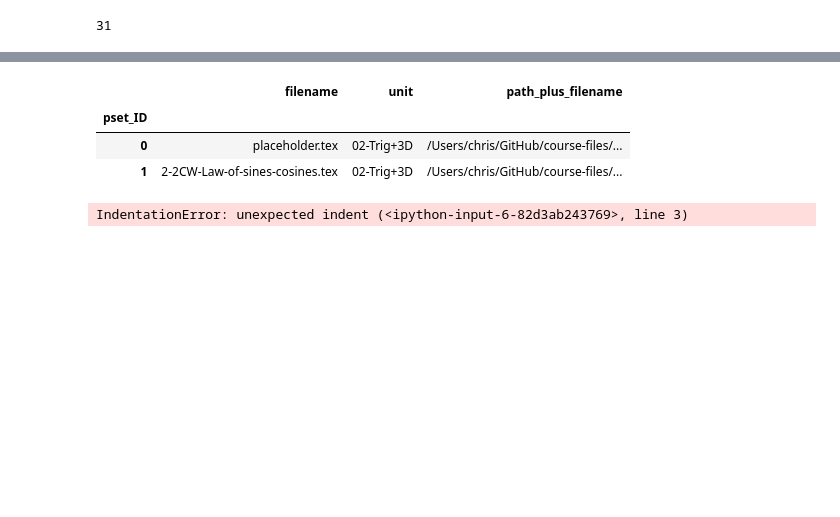
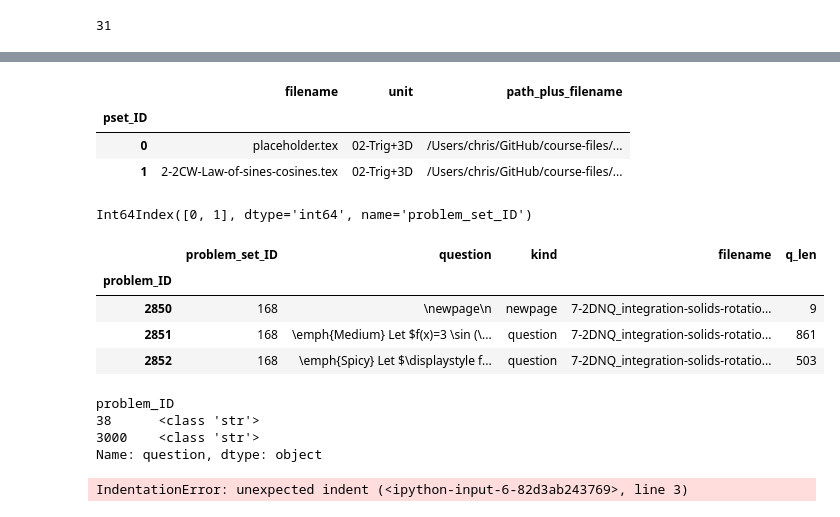
Before and after one commit to chrishuson/mathai, a Jupyter notebook: src/ibmath.ipynb, the cells around one changed output, grey strips where cells are left out. Drawn from its saved outputs; the diff is of its cells as text; code cells hidden in the pictures; blank space fills up the shorter version.

Commit message:
debug adding new problem text

```diff
--- a/src/ibmath.ipynb
+++ b/src/ibmath.ipynb
@@ -210,0 +211,7 @@ trig_pset_df.loc[problem_set_ID, 'problem_IDs'] = [39, 40, 43, 44, 36, 47]
+# %%
+build_pset_df_tex(trig_pset_df, problem_df)
+# %% [output]
+|  | filename | unit | path_plus_filename |
+| pset_ID |  |  |  |
+| 0 | placeholder.tex | 02-Trig+3D | /Users/chris/GitHub/course-files/... |
+| 1 | 2-2CW-Law-of-sines-cosines.tex | 02-Trig+3D | /Users/chris/GitHub/course-files/... |
@@ -210,0 +220,12 @@ trig_pset_df.loc[problem_set_ID, 'problem_IDs'] = [39, 40, 43, 44, 36, 47]
+# %%
+trig_pset_df.index
+# %% [output]
+Int64Index([0, 1], dtype='int64', name='problem_set_ID')
+# %%
+problem_df.tail(3)
+# %% [output]
+|  | problem_set_ID | question | kind | filename | q_len |
+| problem_ID |  |  |  |  |  |
+| 2850 | 168 | \newpage\n | newpage | 7-2DNQ_integration-solids-rotatio... | 9 |
+| 2851 | 168 | \emph{Medium} Let $f(x)=3 \sin (\... | question | 7-2DNQ_integration-solids-rotatio... | 861 |
+| 2852 | 168 | \emph{Spicy} Let $\displaystyle f... | question | 7-2DNQ_integration-solids-rotatio... | 503 |
@@ -211,7 +253,9 @@ trig_pset_df.loc[problem_set_ID, 'problem_IDs'] = [39, 40, 43, 44, 36, 47]
+# %%
+problem_df[problem_df.question.str.contains('altitude')].question.apply(type)
+# %% [output]
+problem_ID
+38      <class 'str'>
+3000    <class 'str'>
+Name: question, dtype: object
 # %%
-build_pset_df_tex(trig_pset_df, problem_df) #, course_dir='/Users/chris/GitHub/course-files/IB2021/')
+build_problem_df_tex(problem_df.loc[3000], title=title, path_plus_filename='/Users/chris/GitHub/course-files/IB2021/tmp_trig/prob3000.tex')
-# %% [output]
-|  | filename | unit | path_plus_filename |
-| pset_ID |  |  |  |
-| 0 | placeholder.tex | 02-Trig+3D | /Users/chris/GitHub/course-files/... |
-| 1 | 2-2CW-Law-of-sines-cosines.tex | 02-Trig+3D | /Users/chris/GitHub/course-files/... |
```
Also changed, not shown: parts of 7 cells of this notebook.
